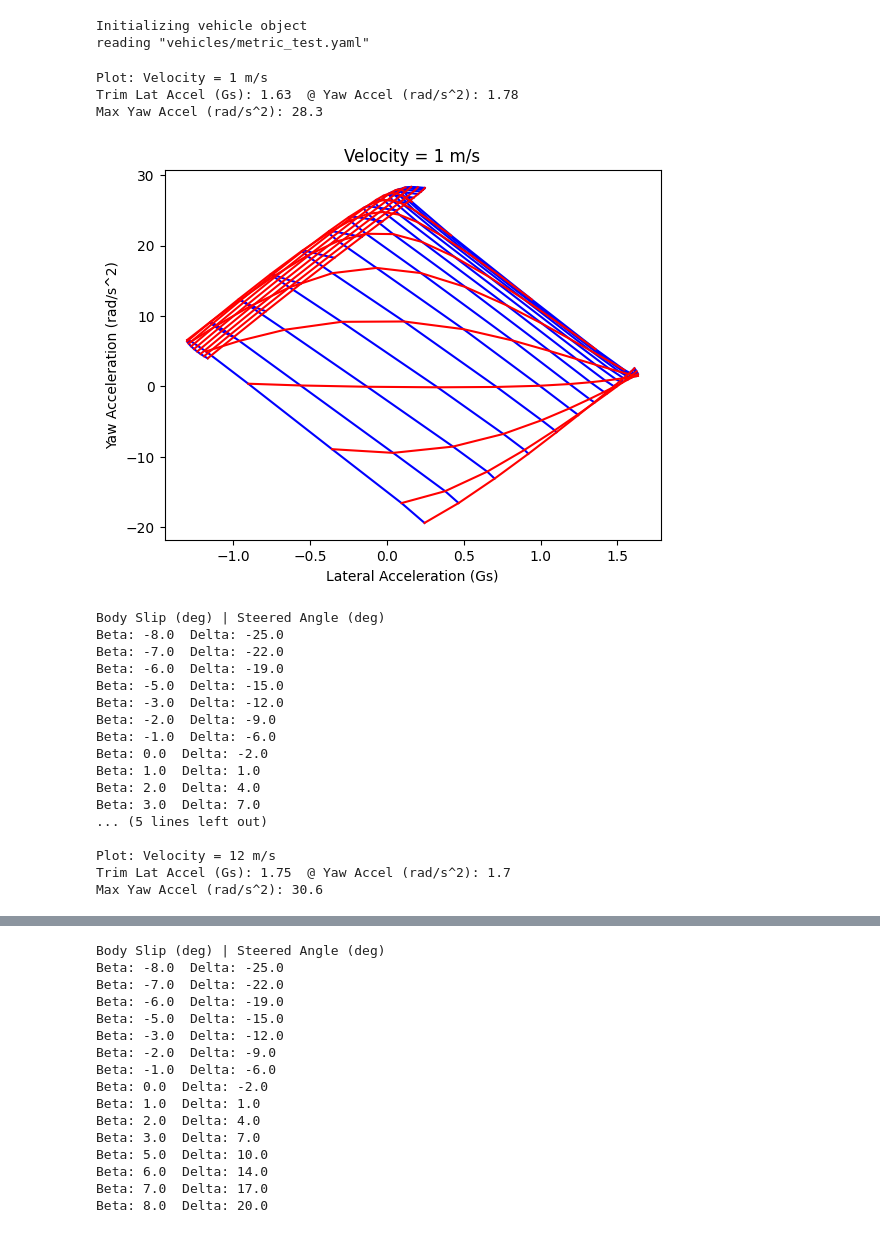
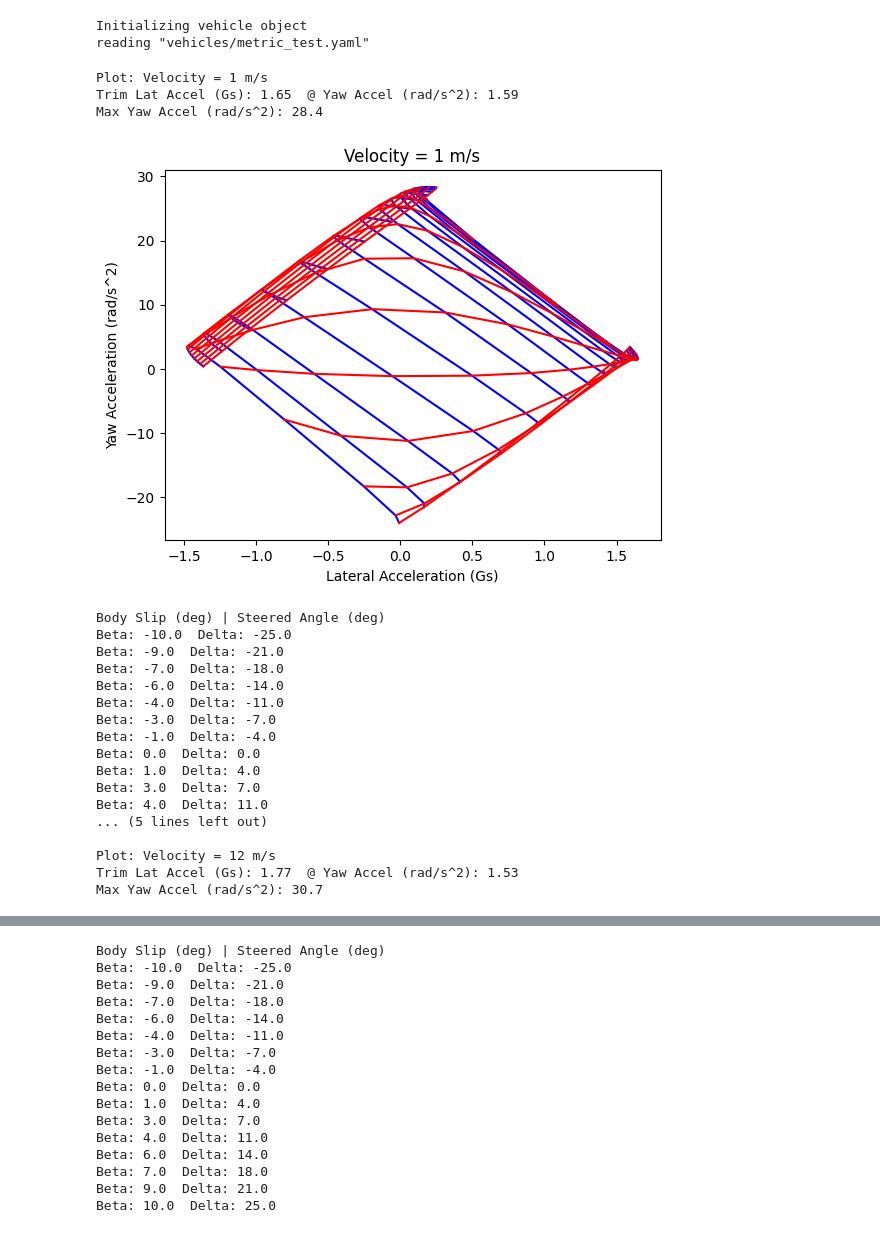
Before and after one commit to LHRIC/PyMMM, a Jupyter notebook: MMM.ipynb, the cells around one changed output, grey strips where cells are left out. Saved outputs shown, nothing was run; the diff lists cells and outputs as text; code cells hidden in the pictures.

```diff
--- a/MMM.ipynb
+++ b/MMM.ipynb
@@ -73,48 +73,48 @@ reading "vehicles/metric_test.yaml"
 # %%
 #Plot MMD Outputs
 #velocity = 5.0 #m/s
 velocity = np.linspace(1, 12, 2, dtype=int)
 yaw_velocity = np.zeros(len(velocity)) #rad/s
 
 #For stead state constant radius
 radius = 8.5 #m
 yaw_velocity = velocity/radius
 
 throttle = 0.0 #0-1
-body_slips = np.deg2rad(np.linspace(-8,8,15)) #deg
-steered_angles = np.deg2rad(np.linspace(-25,20,15)) #deg (at front wheels)
+body_slips = np.deg2rad(np.linspace(-10,10,15)) #deg
+steered_angles = np.deg2rad(np.linspace(-25,25,15)) #deg (at front wheels)
 
 #for in-notebook plots"
 %matplotlib inline
 #for interactive plots:
 #%matplotlib qt
 
 for i in range(len(velocity)):
     title = ("Velocity = " + str(velocity[i]) + " m/s")
     x_surf, y_surf = freerollMMM(velocity[i], yaw_velocity[i], throttle, body_slips, steered_angles)
     freerollMMDPlot(x_surf, y_surf, title)
 
 #Clockwise -                Final Understeer
 #Counterclockwise Skew -    Final Oversteer
 # %% [output]
 Plot: Velocity = 1 m/s
-Trim Lat Accel (Gs): 1.63  @ Yaw Accel (rad/s^2): 1.78
-Max Yaw Accel (rad/s^2): 28.3
+Trim Lat Accel (Gs): 1.65  @ Yaw Accel (rad/s^2): 1.59
+Max Yaw Accel (rad/s^2): 28.4
-[figure, old version]
+[figure, new version]
 Body Slip (deg) | Steered Angle (deg)
-Beta: -8.0  Delta: -25.0
-Beta: -7.0  Delta: -22.0
-Beta: -6.0  Delta: -19.0
-Beta: -5.0  Delta: -15.0
-Beta: -3.0  Delta: -12.0
-Beta: -2.0  Delta: -9.0
-Beta: -1.0  Delta: -6.0
-Beta: 0.0  Delta: -2.0
-Beta: 1.0  Delta: 1.0
-Beta: 2.0  Delta: 4.0
+Beta: -10.0  Delta: -25.0
+Beta: -9.0  Delta: -21.0
+Beta: -7.0  Delta: -18.0
+Beta: -6.0  Delta: -14.0
+Beta: -4.0  Delta: -11.0
+Beta: -3.0  Delta: -7.0
+Beta: -1.0  Delta: -4.0
+Beta: 0.0  Delta: 0.0
+Beta: 1.0  Delta: 4.0
 Beta: 3.0  Delta: 7.0
+Beta: 4.0  Delta: 11.0
 ... (5 lines left out)
 
 Plot: Velocity = 12 m/s
-Trim Lat Accel (Gs): 1.75  @ Yaw Accel (rad/s^2): 1.7
-Max Yaw Accel (rad/s^2): 30.6
+Trim Lat Accel (Gs): 1.77  @ Yaw Accel (rad/s^2): 1.53
+Max Yaw Accel (rad/s^2): 30.7
@@ -122,16 +122,16 @@ Max Yaw Accel (rad/s^2): 30.6
 Body Slip (deg) | Steered Angle (deg)
-Beta: -8.0  Delta: -25.0
-Beta: -7.0  Delta: -22.0
-Beta: -6.0  Delta: -19.0
-Beta: -5.0  Delta: -15.0
-Beta: -3.0  Delta: -12.0
-Beta: -2.0  Delta: -9.0
-Beta: -1.0  Delta: -6.0
-Beta: 0.0  Delta: -2.0
-Beta: 1.0  Delta: 1.0
-Beta: 2.0  Delta: 4.0
+Beta: -10.0  Delta: -25.0
+Beta: -9.0  Delta: -21.0
+Beta: -7.0  Delta: -18.0
+Beta: -6.0  Delta: -14.0
+Beta: -4.0  Delta: -11.0
+Beta: -3.0  Delta: -7.0
+Beta: -1.0  Delta: -4.0
+Beta: 0.0  Delta: 0.0
+Beta: 1.0  Delta: 4.0
 Beta: 3.0  Delta: 7.0
-Beta: 5.0  Delta: 10.0
+Beta: 4.0  Delta: 11.0
 Beta: 6.0  Delta: 14.0
-Beta: 7.0  Delta: 17.0
-Beta: 8.0  Delta: 20.0
+Beta: 7.0  Delta: 18.0
+Beta: 9.0  Delta: 21.0
+Beta: 10.0  Delta: 25.0
```
Also changed, not shown: parts of 1 cell of this notebook.
